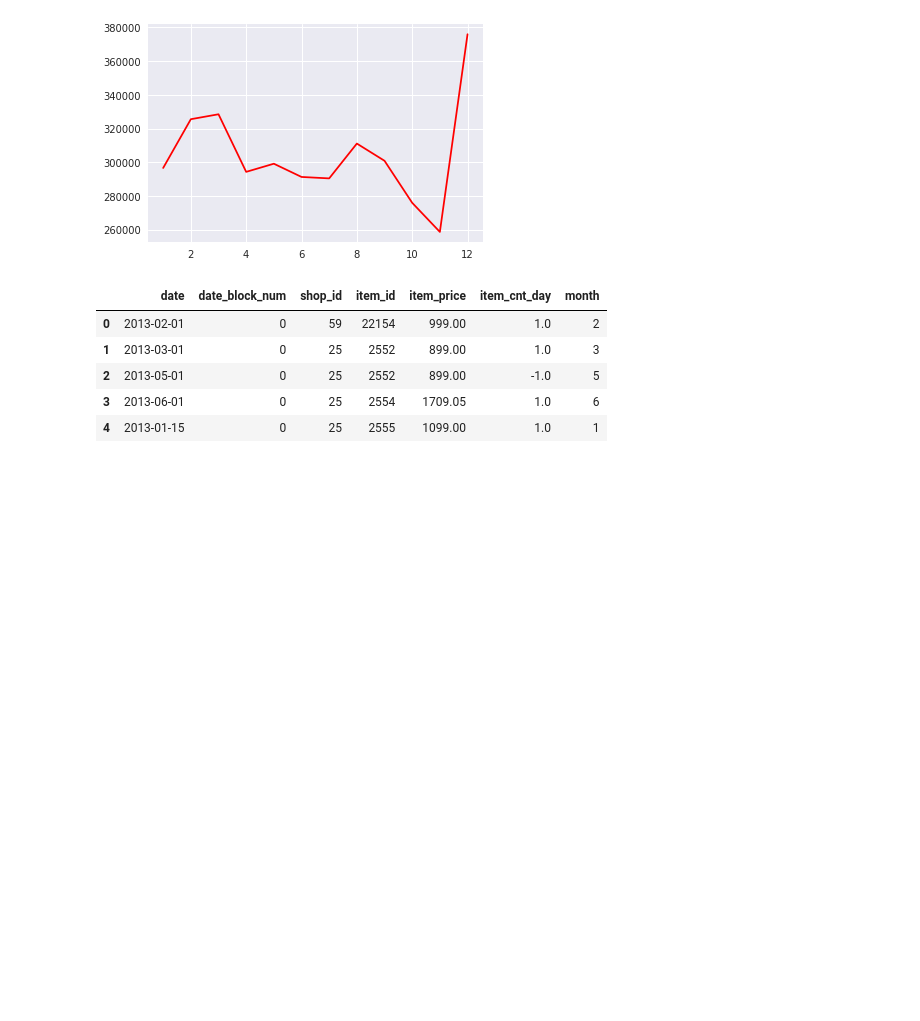
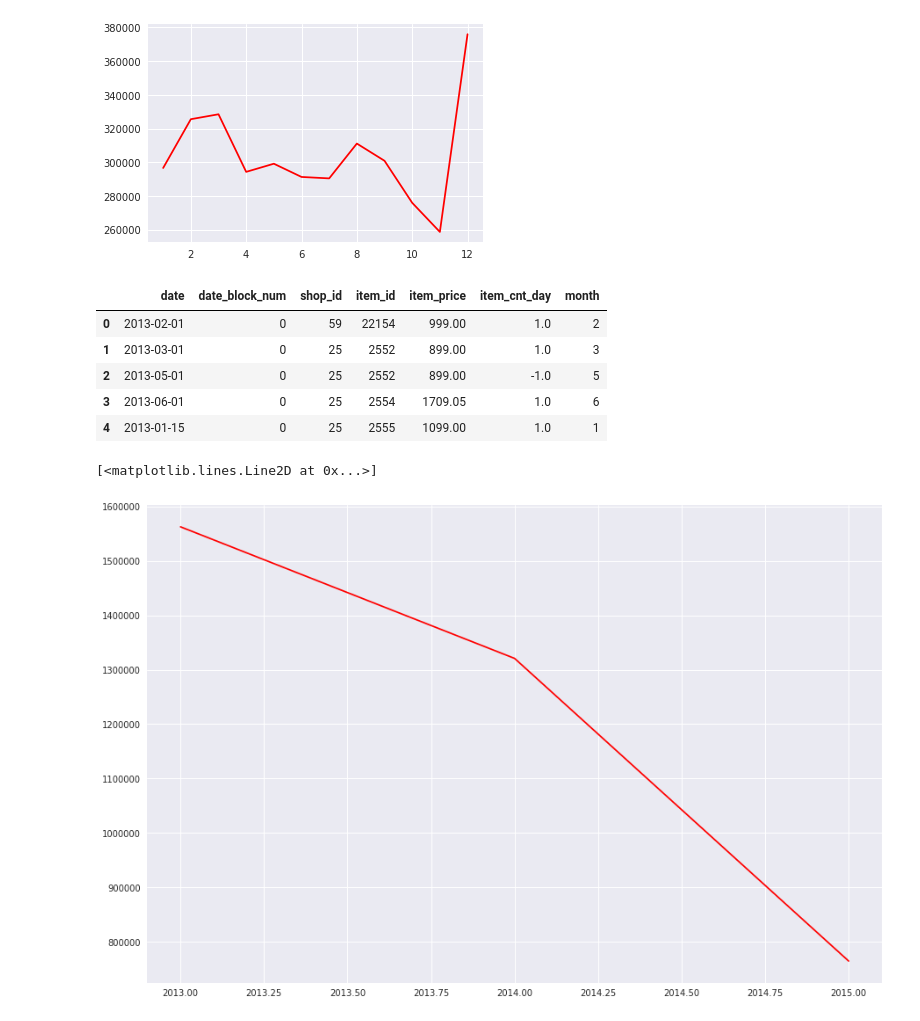
Before and after one commit to manmeet17/Advanced-ML, a Jupyter notebook: eda.ipynb, the cells around one changed output. Cells and saved outputs as stored; diff of their text form; code cells hidden in the pictures; blank space fills up the shorter version.

```diff
--- a/eda.ipynb
+++ b/eda.ipynb
@@ -88,3 +88,11 @@ transactions.head()
 | 2 | 2013-05-01 | 0 | 25 | 2552 | 899.00 | -1.0 | 5 |
 | 3 | 2013-06-01 | 0 | 25 | 2554 | 1709.05 | 1.0 | 6 |
 | 4 | 2013-01-15 | 0 | 25 | 2555 | 1099.00 | 1.0 | 1 |
+# %%
+transactions['year']=transactions['date'].dt.year
+dates=transactions.groupby('year')['item_cnt_day'].sum()
+plt.figure(figsize=(15,10))
+plt.plot(dates.index,dates.values,c='r')
+# %% [output]
+[<matplotlib.lines.Line2D at 0x...>]
+[figure, added]
```
Also changed, not shown: parts of 8 cells of this notebook.
